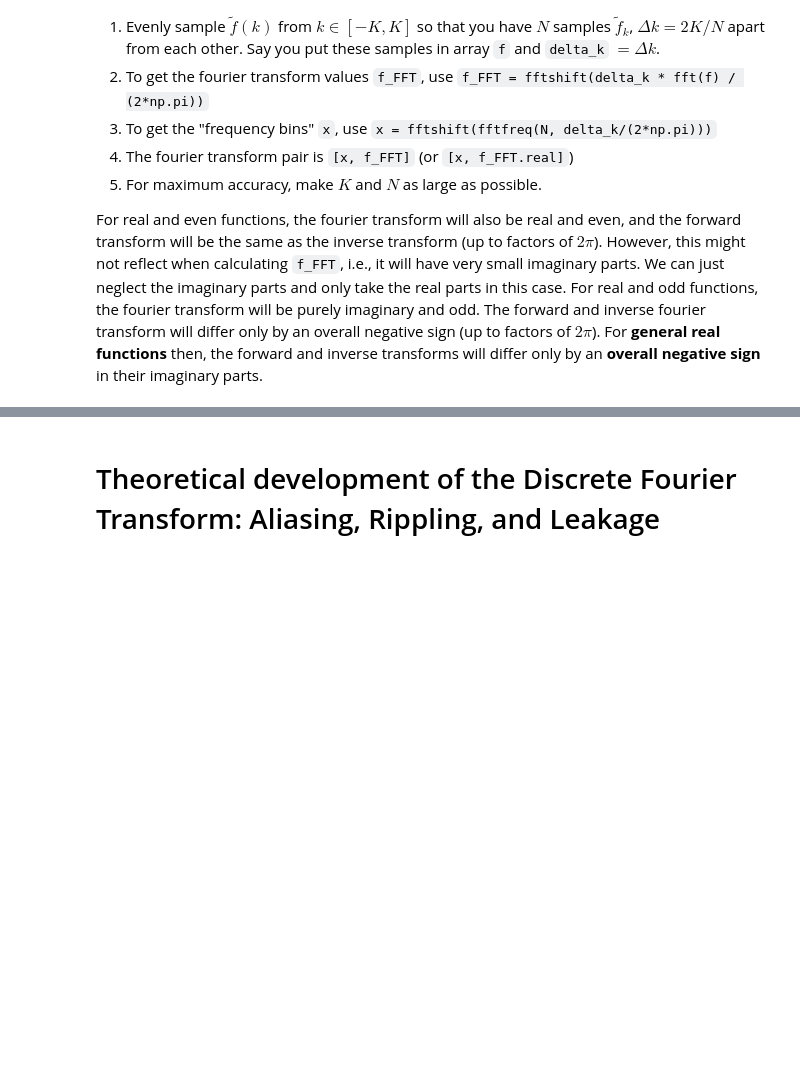
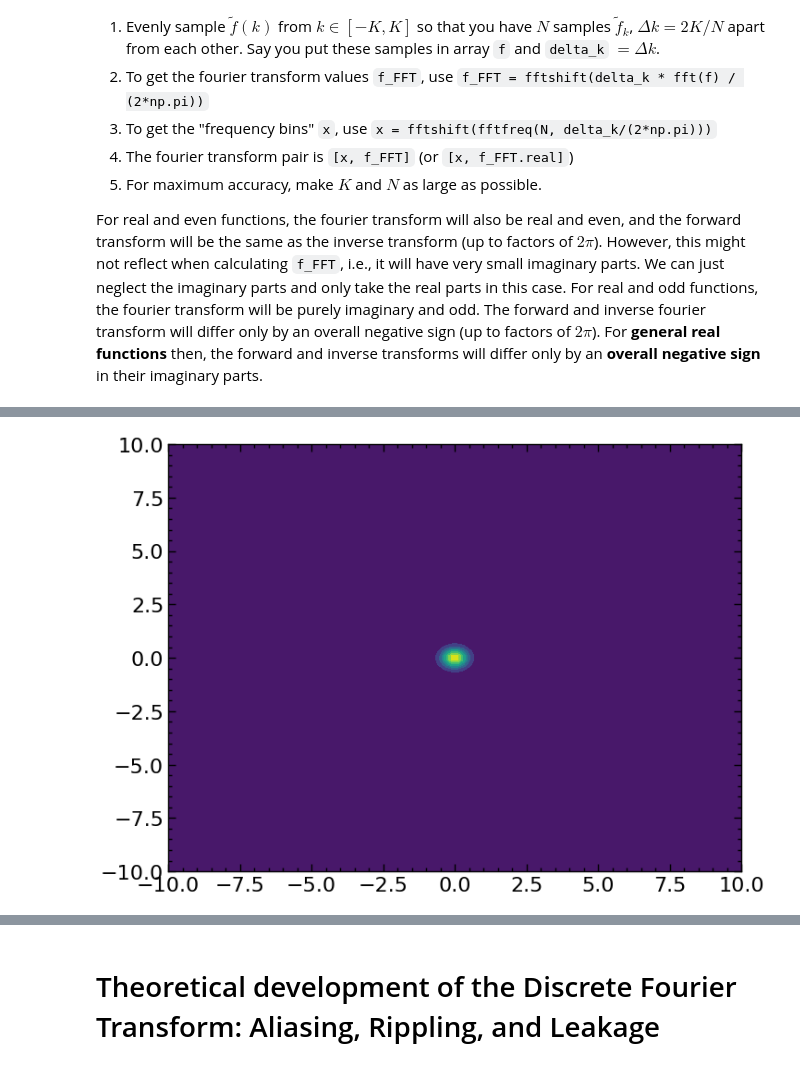
Before and after one commit to josh0429/FT_physics, a Jupyter notebook: FT_notes.ipynb, the cells around one changed output, grey strips where cells are left out. Saved outputs shown, nothing was run; the diff lists cells and outputs as text; code cells hidden in the pictures; blank space fills up the shorter version.

```diff
--- a/FT_notes.ipynb
+++ b/FT_notes.ipynb
@@ -1,3 +1,12 @@
+# %%
+# Quick import cell
+import numpy as np
+import matplotlib.pyplot as plt
+import scienceplots
+plt.style.use(['science', 'notebook'])
+import scipy as sp
+from scipy.fft import fftfreq, fftshift
+from scipy.fft import fft, ifft, fft2, ifft2
 # %% [markdown]
 # Fast Fourier Transforms for Theoretical Physics Applications
 # %% [markdown]
@@ -347,0 +360,25 @@ For real and even functions, the fourier transform will also be real and even, a
+# %%
+def gauss2_mom(kx,ky,a):
+    return (a/(2*np.pi))*np.exp(-a*(kx**2 + ky**2)/2)
+
+def gauss2_pos(x,y,a):
+    return np.exp(-(x**2 + y**2)/(2*a))/((2*np.pi)**2)
+
+Nk = 100
+Nx = 100
+a = 10
+kx = np.linspace(-10,10,Nk)
+ky = np.linspace(-10,10,Nk)
+x = np.linspace(-10,10,Nx)
+y = np.linspace(-10,10,Nx)
+
+kxv, kyv = np.meshgrid(kx, ky)
+xv, yv = np.meshgrid(x,y)
+
+fk = gauss2_mom(kxv, kyv, a)
+fx = gauss2_pos(xv, yv, a)
+# %%
+plt.contourf(kxv, kyv, fk)
+plt.show()
+# %% [output]
+[figure, added]
```
Also changed, not shown: parts of 5 cells of this notebook.
